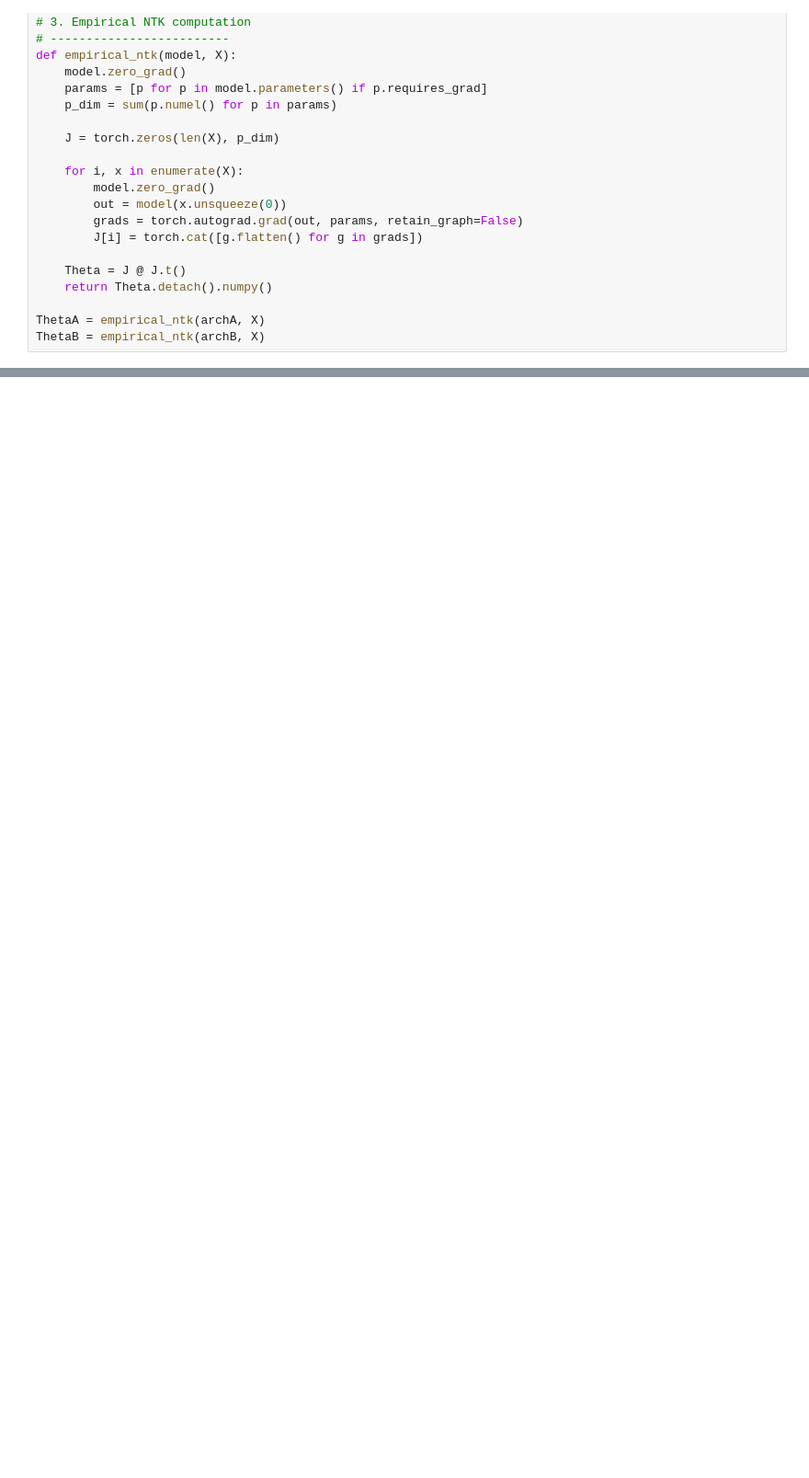
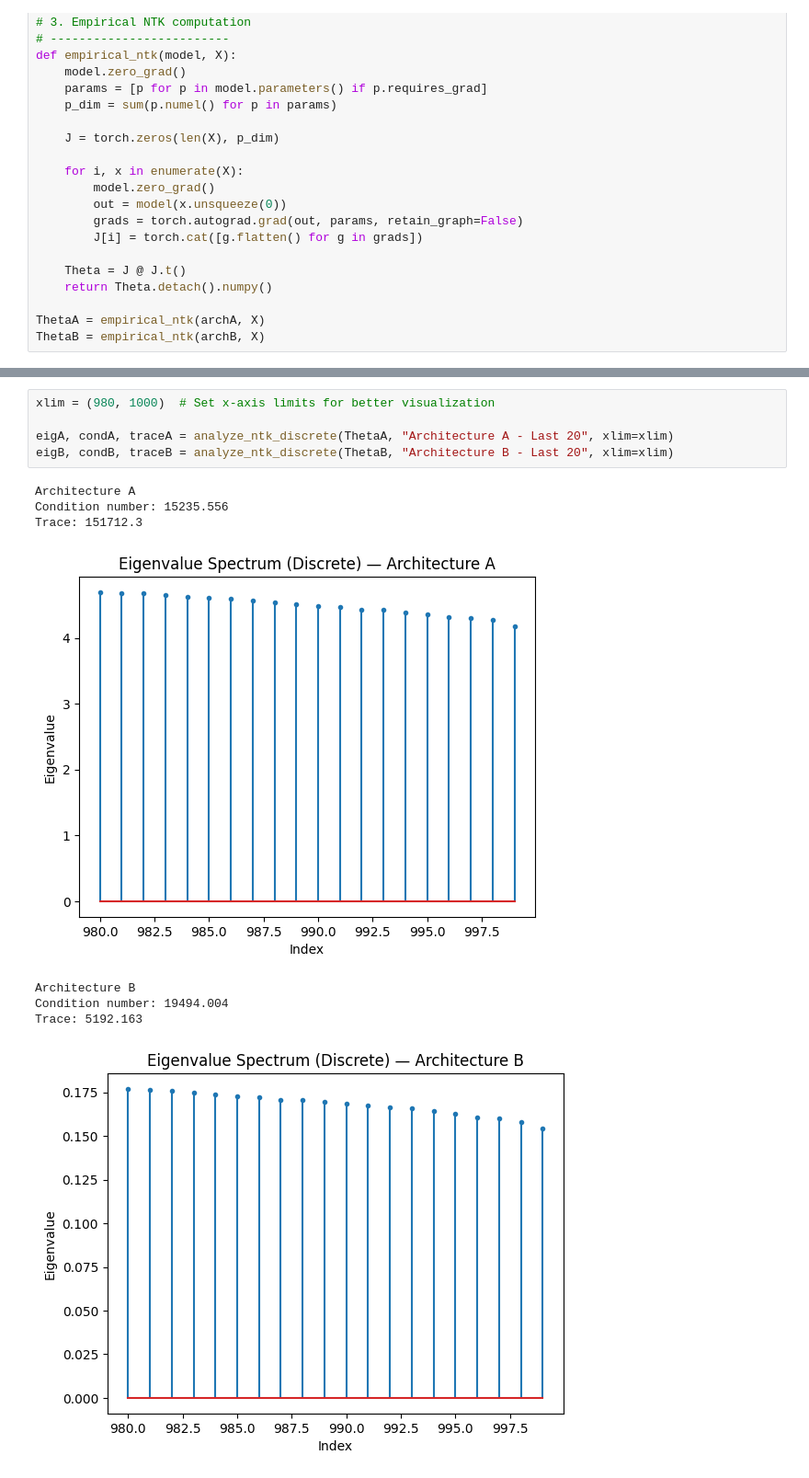
Before and after one commit to qndo1/math216B, a Jupyter notebook: Hw3/P3.ipynb, the cells around one changed output, grey strips where cells are left out. Shown at 92% size. Cells and saved outputs as stored; diff of their text form; blank space fills up the shorter version.

```diff
--- a/Hw3/P3.ipynb
+++ b/Hw3/P3.ipynb
@@ -135,0 +137,14 @@ Trace: 5192.163
+# %%
+xlim = (980, 1000)  # Set x-axis limits for better visualization
+
+eigA, condA, traceA = analyze_ntk_discrete(ThetaA, "Architecture A - Last 20", xlim=xlim)
+eigB, condB, traceB = analyze_ntk_discrete(ThetaB, "Architecture B - Last 20", xlim=xlim)
+# %% [output]
+Architecture A
+Condition number: 15235.556
+Trace: 151712.3
+[figure, added]
+Architecture B
+Condition number: 19494.004
+Trace: 5192.163
+[figure, added]
```
Also changed, not shown: parts of 3 cells of this notebook, 7 other files.
